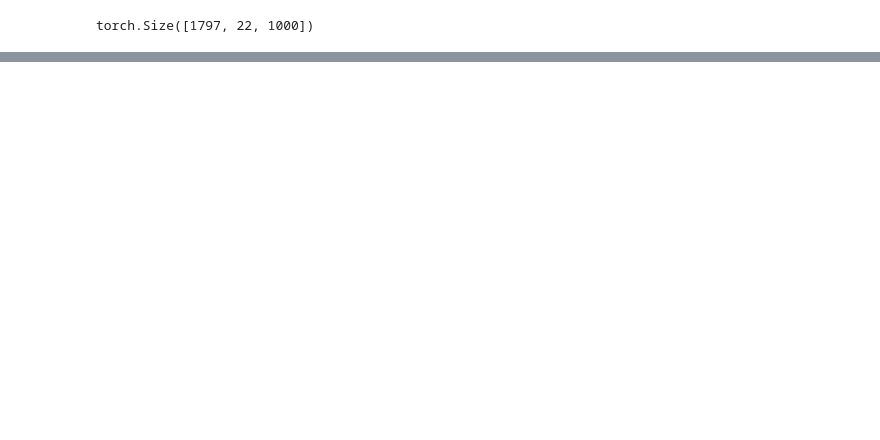
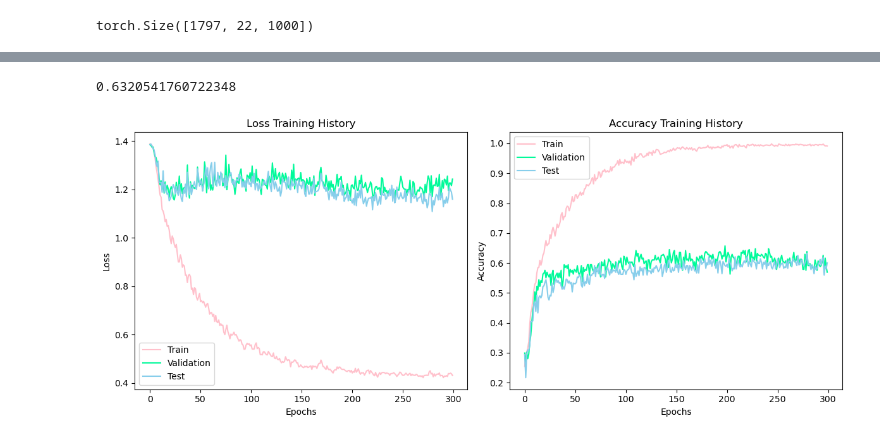
Before and after one commit to shiyunsun/NeuroBCI-Classification, a Jupyter notebook: model_train.ipynb, the cells around one changed output, grey strips where cells are left out. Drawn from its saved outputs; the diff is of its cells as text; code cells hidden in the pictures; blank space fills up the shorter version.

Commit message:
RNN/LSTM added

```diff
--- a/model_train.ipynb
+++ b/model_train.ipynb
@@ -177,0 +179,15 @@ plot_history(train_loss, train_acc, val_loss, val_acc, test_loss, test_acc)
+# %%
+lstm_config = {'hidden_size':64,
+            'nhead':8,
+            'dropout':0.2,
+            'use_lstm':True,
+            'use_attention':True}
+lstm = RNN(lstm_config)
+lstm_optimizer = optim.Adam(lstm.parameters(), lr=1e-3, weight_decay=1e-3)
+train_loss, train_acc, val_loss, val_acc, test_loss, test_acc = model_train(300,
+                                                                            lstm,
+                                                                            lstm_optimizer,
+                                                                            dataloader,
+                                                                            X_val, y_val,
+                                                                            X_test, y_test,
+                                                                            600)
@@ -177,0 +212,5 @@ plot_history(train_loss, train_acc, val_loss, val_acc, test_loss, test_acc)
+# %%
+plot_history(train_loss, train_acc, val_loss, val_acc, test_loss, test_acc)
+# %% [output]
+0.6320541760722348
+[figure, added]
```
Also changed, not shown: parts of 6 cells of this notebook, 2 other files.
